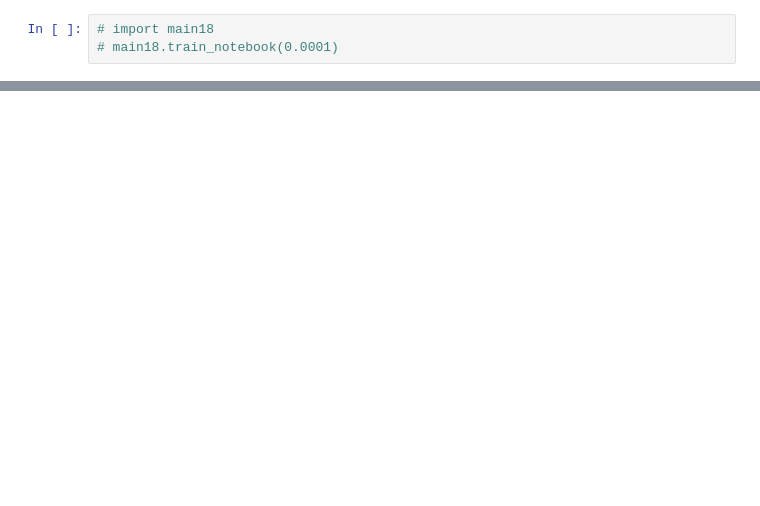
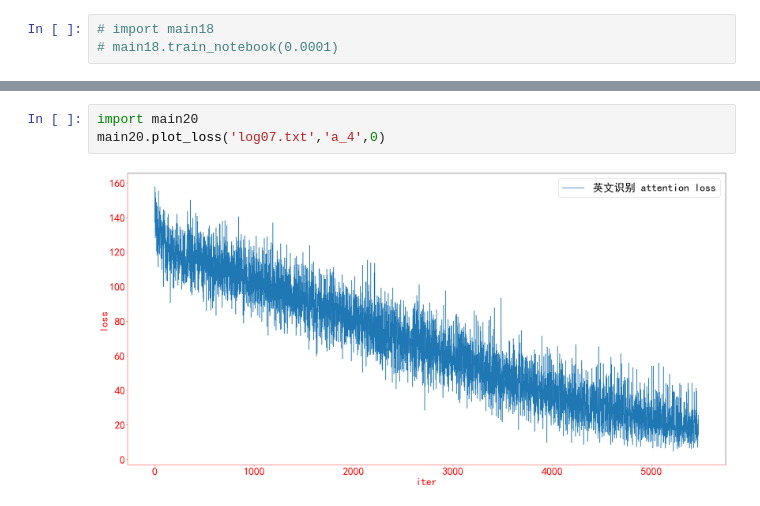
Before and after one commit to whutweihuan/DeepLearing, a Jupyter notebook: train.ipynb, the cells around one changed output, grey strips where cells are left out. Saved outputs shown, nothing was run; the diff lists cells and outputs as text; blank space fills up the shorter version.

```diff
--- a/train.ipynb
+++ b/train.ipynb
@@ -39,0 +362,5 @@ print(alpha)
+# %%
+import main20
+main20.plot_loss('log07.txt','a_4',0)
+# %% [output]
+[figure, added]
```
Also changed, not shown: parts of 27 cells of this notebook, 30 other files.
